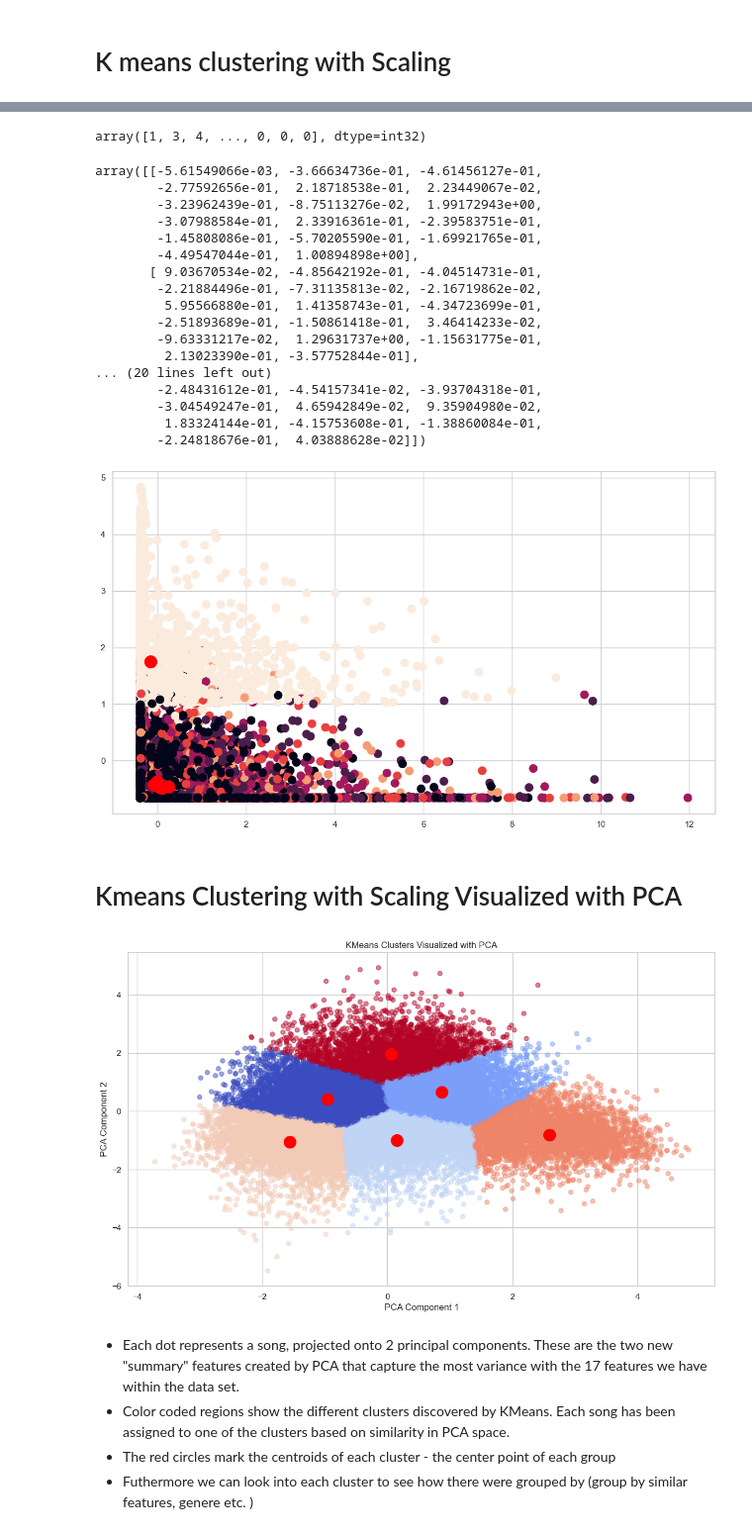
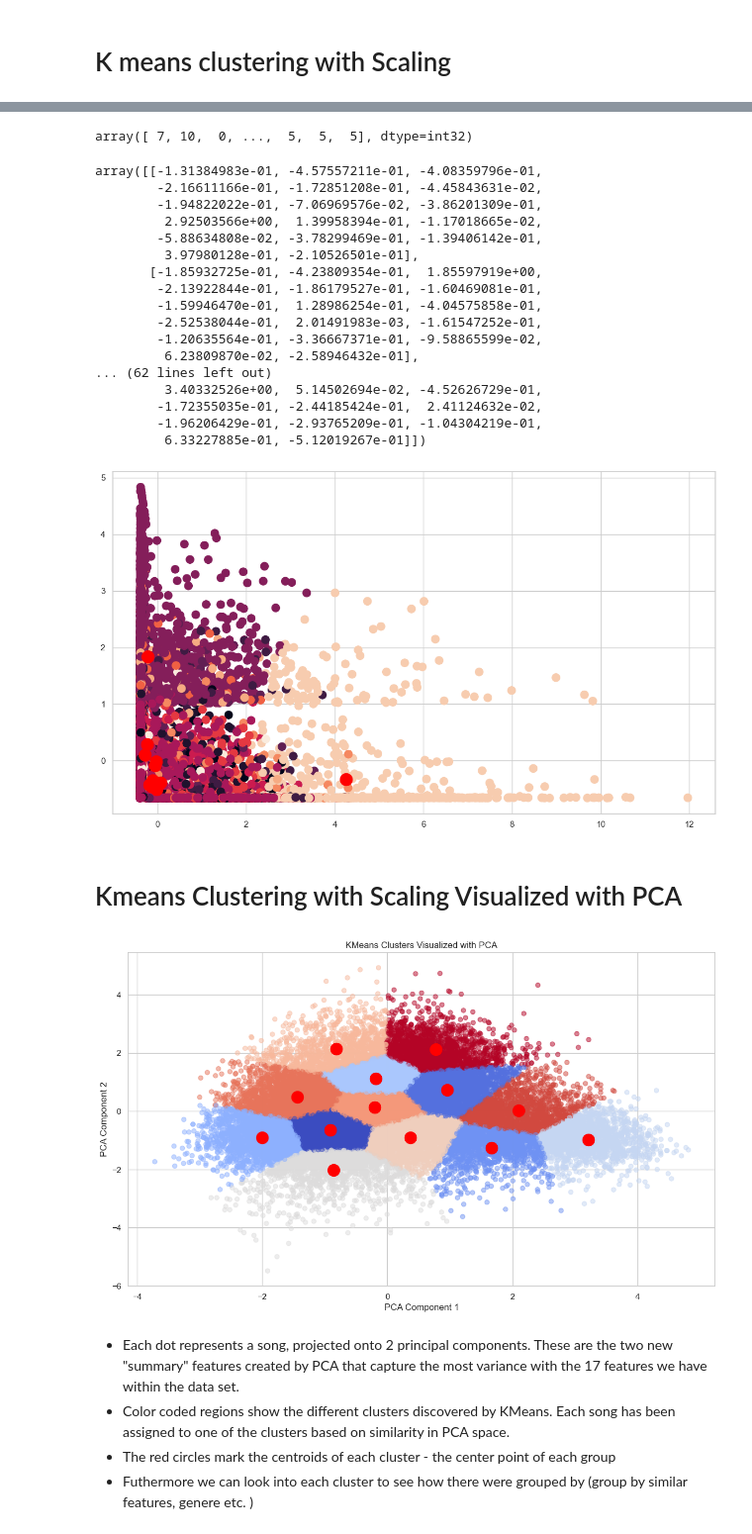
Before and after one commit to GClark89/MusicTrain, a Jupyter notebook: Model.ipynb, the cells around one changed output, grey strips where cells are left out. Shown at 99% size. Cells and saved outputs as stored; diff of their text form; code cells hidden in the pictures.

```diff
--- a/Model.ipynb
+++ b/Model.ipynb
@@ -33,14 +33,14 @@ X1 = df.loc[:, ['dating', 'violence', 'world/life', 'night/time', 'shake the aud
        'sadness', 'feelings', 'age', 'len']].values
 wcss = []
 
-for k in range(1,11):
+for k in range(1,20):
     kmeans = KMeans(n_clusters= k, init="k-means++" , random_state= 42)
     kmeans.fit(X1)
     wcss.append(kmeans.inertia_)
 plt.figure(figsize= (12,7))
 
 sns.set(style="whitegrid")
-plt.plot(range(1, 11), wcss, linewidth = 2, marker = '8')
+plt.plot(range(1, 20), wcss, linewidth = 2, marker = '8')
 plt.title('Elbow Plot\n', fontsize = 20)
 plt.xlabel('K')
 plt.ylabel('WCSS')
@@ -52,7 +52,7 @@ plt.show()
 
 
 silhouette = []
-for k in range(2, 11):
+for k in range(2, 20):
 # create a Kmeans object initialized with `k` clusters and `init` parameter of `k-means++`
     kmeans = KMeans(n_clusters = k, init = 'k-means++',random_state= 42)
     predictions = kmeans.fit_predict(X1)
@@ -60,7 +60,7 @@ for k in range(2, 11):
 
 plt.figure(figsize = (12, 7))
 
-plt.plot(range(2, 11), silhouette, linewidth = 2, marker = '8')
+plt.plot(range(2, 20), silhouette, linewidth = 2, marker = '8')
 plt.title('Silhoutte Plot\n', fontsize = 20)
 plt.xlabel('K')
 plt.ylabel('Silhouette Score')
@@ -132,14 +132,14 @@ scaler = StandardScaler()
 X1_scaled = scaler.fit_transform(X1)
 
 wcss_scaled = []
-for k in range(1, 11):
+for k in range(1, 20):
     kmeans = KMeans(n_clusters=k, init="k-means++", random_state= 42)
     kmeans.fit(X1_scaled)
     wcss_scaled.append(kmeans.inertia_)
 
 plt.figure(figsize = (12, 7))
 
-plt.plot(range(1, 11), wcss_scaled, linewidth = 2, marker = '8')
+plt.plot(range(1, 20), wcss_scaled, linewidth = 2, marker = '8')
 plt.title('Elbow Plot\n', fontsize = 20)
 plt.xlabel('K')
 plt.ylabel('WCSS')
@@ -170,4 +170,4 @@ plt.show()
 # %%
-kmeans_scaled = KMeans(n_clusters=6, init="k-means++",n_init=50, random_state =42)
+kmeans_scaled = KMeans(n_clusters=13, init="k-means++",n_init=50, random_state =42)
 kmeans_scaled.fit(X1_scaled)
 # %% [output]
@@ -177,28 +177,28 @@ KMeans(n_clusters=6, n_init=50, random_state=42)
 labels = kmeans_scaled.fit_predict(X1_scaled)
 labels
 # %% [output]
-array([1, 3, 4, ..., 0, 0, 0], dtype=int32)
+array([ 7, 10,  0, ...,  5,  5,  5], dtype=int32)
 # %%
 #Get centroids
 kmeans_scaled.cluster_centers_
 # %% [output]
-array([[-5.61549066e-03, -3.66634736e-01, -4.61456127e-01,
-        -2.77592656e-01,  2.18718538e-01,  2.23449067e-02,
-        -3.23962439e-01, -8.75113276e-02,  1.99172943e+00,
-        -3.07988584e-01,  2.33916361e-01, -2.39583751e-01,
-        -1.45808086e-01, -5.70205590e-01, -1.69921765e-01,
-        -4.49547044e-01,  1.00894898e+00],
-       [ 9.03670534e-02, -4.85642192e-01, -4.04514731e-01,
-        -2.21884496e-01, -7.31135813e-02, -2.16719862e-02,
-         5.95566880e-01,  1.41358743e-01, -4.34723699e-01,
-        -2.51893689e-01, -1.50861418e-01,  3.46414233e-02,
-        -9.63331217e-02,  1.29631737e+00, -1.15631775e-01,
-         2.13023390e-01, -3.57752844e-01],
-... (20 lines left out)
-        -2.48431612e-01, -4.54157341e-02, -3.93704318e-01,
-        -3.04549247e-01,  4.65942849e-02,  9.35904980e-02,
-         1.83324144e-01, -4.15753608e-01, -1.38860084e-01,
-        -2.24818676e-01,  4.03888628e-02]])
+array([[-1.31384983e-01, -4.57557211e-01, -4.08359796e-01,
+        -2.16611166e-01, -1.72851208e-01, -4.45843631e-02,
+        -1.94822022e-01, -7.06969576e-02, -3.86201309e-01,
+         2.92503566e+00,  1.39958394e-01, -1.17018665e-02,
+        -5.88634808e-02, -3.78299469e-01, -1.39406142e-01,
+         3.97980128e-01, -2.10526501e-01],
+       [-1.85932725e-01, -4.23809354e-01,  1.85597919e+00,
+        -2.13922844e-01, -1.86179527e-01, -1.60469081e-01,
+        -1.59946470e-01,  1.28986254e-01, -4.04575858e-01,
+        -2.52538044e-01,  2.01491983e-03, -1.61547252e-01,
+        -1.20635564e-01, -3.36667371e-01, -9.58865599e-02,
+         6.23809870e-02, -2.58946432e-01],
+... (62 lines left out)
+         3.40332526e+00,  5.14502694e-02, -4.52626729e-01,
+        -1.72355035e-01, -2.44185424e-01,  2.41124632e-02,
+        -1.96206429e-01, -2.93765209e-01, -1.04304219e-01,
+         6.33227885e-01, -5.12019267e-01]])
 # %%
 plt.figure(figsize = (14, 8))
 
@@ -208,27 +208,27 @@ plt.xlabel('')
 plt.ylabel('')
 plt.show()
 # %% [output]
-[figure, old version]
+[figure, new version]
 # %% [markdown]
 # Kmeans Clustering with Scaling Visualized with PCA
 # %%
 from sklearn.decomposition import PCA
 
 pca = PCA(n_components=2)
 X_pca = pca.fit_transform(X1_scaled)
 
-kmeans_scaled = KMeans(n_clusters=6, random_state=42)
+kmeans_scaled = KMeans(n_clusters=13, random_state=42)
 clusters = kmeans_scaled.fit_predict(X_pca)
 
 plt.figure(figsize=(14, 8))
 plt.scatter(X_pca[:, 0], X_pca[:, 1], c = clusters, cmap= "coolwarm", alpha = 0.5)
 plt.scatter(kmeans_scaled.cluster_centers_[:,0], kmeans_scaled.cluster_centers_[:,1], color="red", s=250)
 plt.title('KMeans Clusters Visualized with PCA')
 plt.xlabel('PCA Component 1')
 plt.ylabel('PCA Component 2')
 plt.show()
 # %% [output]
-[figure, old version]
+[figure, new version]
 # %% [markdown]
 - Each dot represents a song, projected onto 2 principal components. These are the two new "summary" features created by PCA that capture the most variance with the 17 features we have within the data set.
 - Color coded regions show the different clusters discovered by KMeans. Each song has been assigned to one of the clusters based on similarity in PCA space.
```
Also changed, not shown: parts of 15 cells of this notebook, 2 other files.
